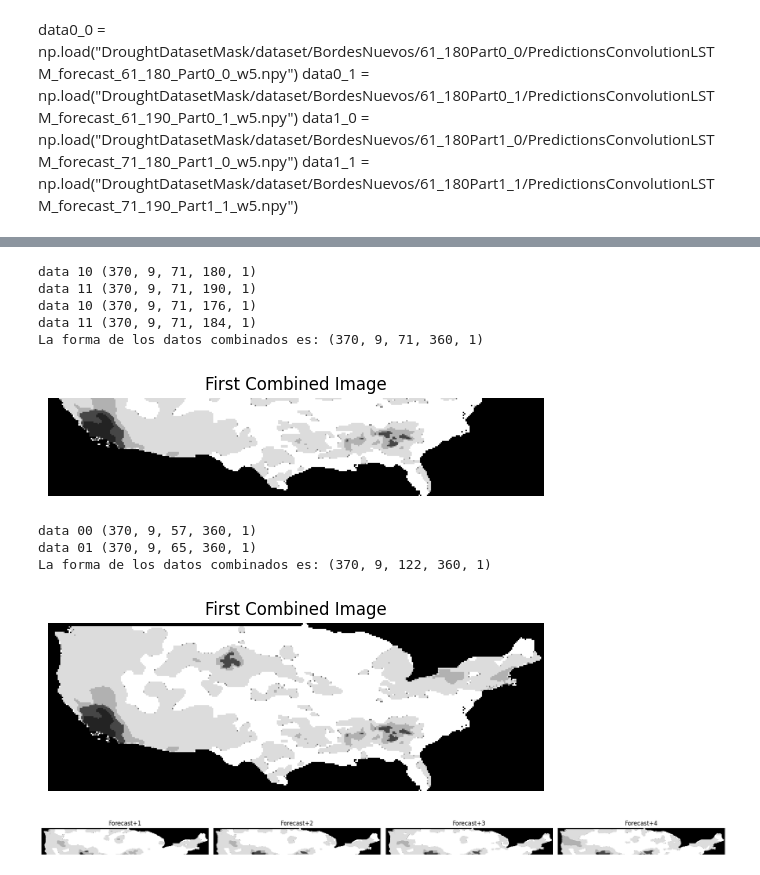
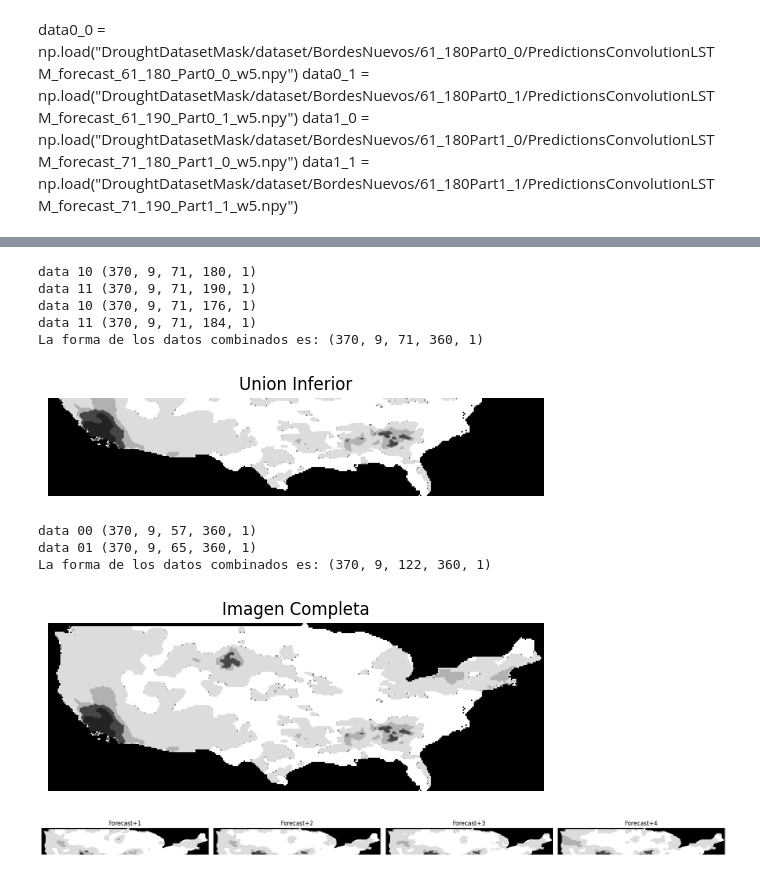
Before and after one commit to SahirReyes30/ImageXpartes, a Jupyter notebook: AlgorimoConvLSTM.ipynb, the cells around one changed output, grey strips where cells are left out. Saved outputs shown, nothing was run; the diff lists cells and outputs as text; code cells hidden in the pictures.

```diff
--- a/AlgorimoConvLSTM.ipynb
+++ b/AlgorimoConvLSTM.ipynb
@@ -824,31 +824,31 @@ La forma de los datos combinados es: (370, 9, 61, 360, 1)
 # %%
 data1_0 = np.load("DroughtDatasetMask/dataset/BordesNuevos/v10w10/71_180Part1_0/PredictionsConvolutionLSTM_forecast_71_180_Part1_0_w10.npy")
 data1_1 = np.load("DroughtDatasetMask/dataset/BordesNuevos/v10w10/71_190Part1_1/PredictionsConvolutionLSTM_forecast_71_190_Part1_1_w10.npy")
 
 print("data 10",data1_0.shape)
 print("data 11",data1_1.shape)
 data1_0 = data1_0[:, :, :,:-4, :]
 data1_1 = data1_1[:, :, :, 6:, :]
 print("data 10",data1_0.shape)
 print("data 11",data1_1.shape)
 
 #concatena los datos
 combined_data1 = np.concatenate((data1_0, data1_1), axis=3)
 
 # La forma final esperada debería ser (371, 4, 122, 360, 1)
 print("La forma de los datos combinados es:", combined_data1.shape)
 
 plt.imshow(combined_data1[0,0], cmap='gray')
-plt.title("First Combined Image")
+plt.title("Union Inferior")
 plt.axis('off')
 plt.show()
 # %% [output]
 data 10 (370, 9, 71, 180, 1)
 data 11 (370, 9, 71, 190, 1)
 data 10 (370, 9, 71, 176, 1)
 data 11 (370, 9, 71, 184, 1)
 La forma de los datos combinados es: (370, 9, 71, 360, 1)
-[figure, old version]
+[figure, new version]
 # %%
 combined_data0 = combined_data0[:, :, :-4, :, ]
 combined_data1 = combined_data1[:, :, 6:, :, ]
@@ -862,7 +862,7 @@ combined_data = np.concatenate((combined_data0, combined_data1), axis=2)
 print("La forma de los datos combinados es:", combined_data.shape)
 
 plt.imshow(combined_data[0,0], cmap='gray')
-plt.title("First Combined Image")
+plt.title("Imagen Completa")
 plt.axis('off')
 plt.show()
 
@@ -872,7 +872,7 @@ np.save("DroughtDatasetMask/dataset/BordesNuevos/v10w10/imagenCompleta/imageComp
 data 00 (370, 9, 57, 360, 1)
 data 01 (370, 9, 65, 360, 1)
 La forma de los datos combinados es: (370, 9, 122, 360, 1)
-[figure, old version]
+[figure, new version]
 # %%
 import matplotlib.pyplot as plt
 
```
Also changed, not shown: parts of 2 cells of this notebook.
